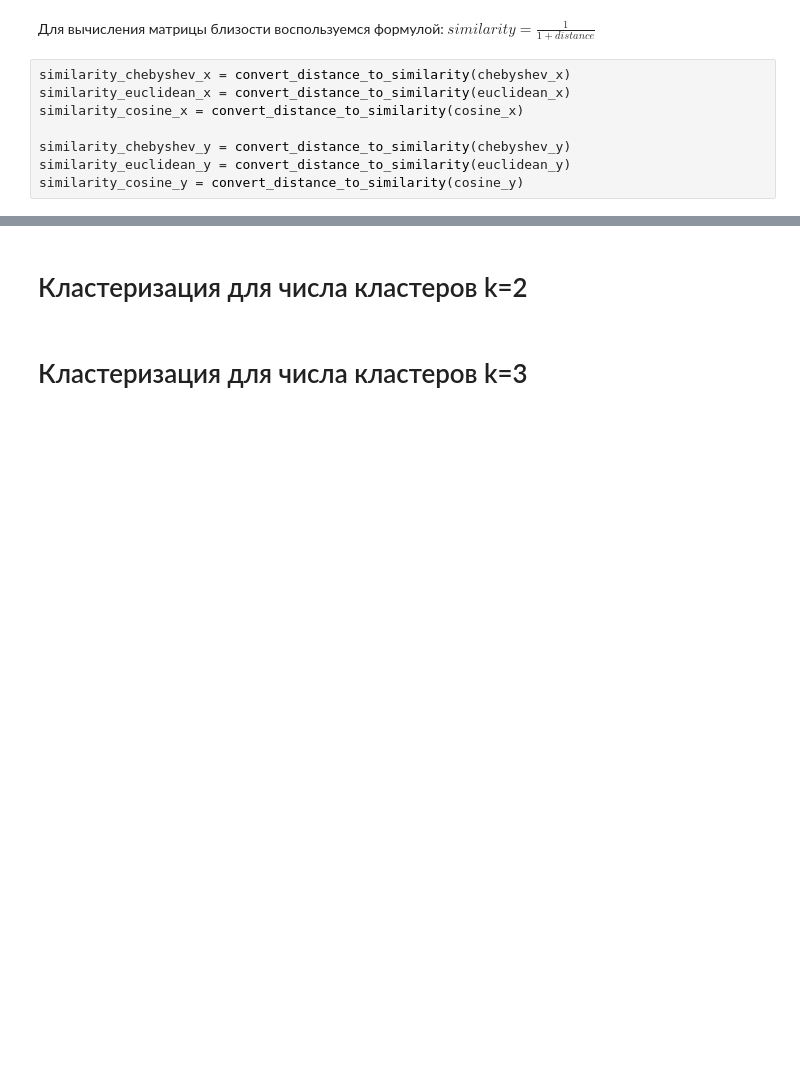
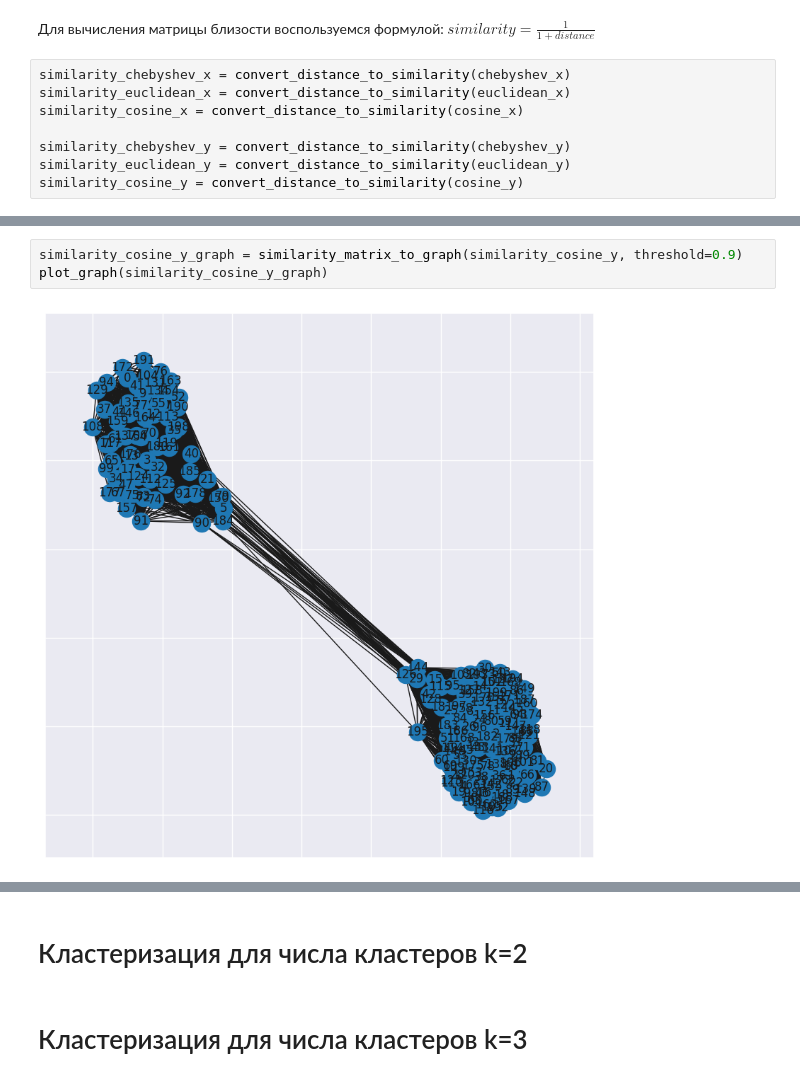
Before and after one commit to Vladislav-Kanev/Clustering_lab2, a Jupyter notebook: report.ipynb, the cells around one changed output, grey strips where cells are left out. Drawn from its saved outputs; the diff is of its cells as text; blank space fills up the shorter version.

```diff
--- a/report.ipynb
+++ b/report.ipynb
@@ -123,0 +165,5 @@ nx.draw(G)
+# %%
+similarity_cosine_y_graph = similarity_matrix_to_graph(similarity_cosine_y, threshold=0.9)
+plot_graph(similarity_cosine_y_graph)
+# %% [output]
+[figure, added]
```
Also changed, not shown: parts of 10 cells of this notebook, 1 other file.
